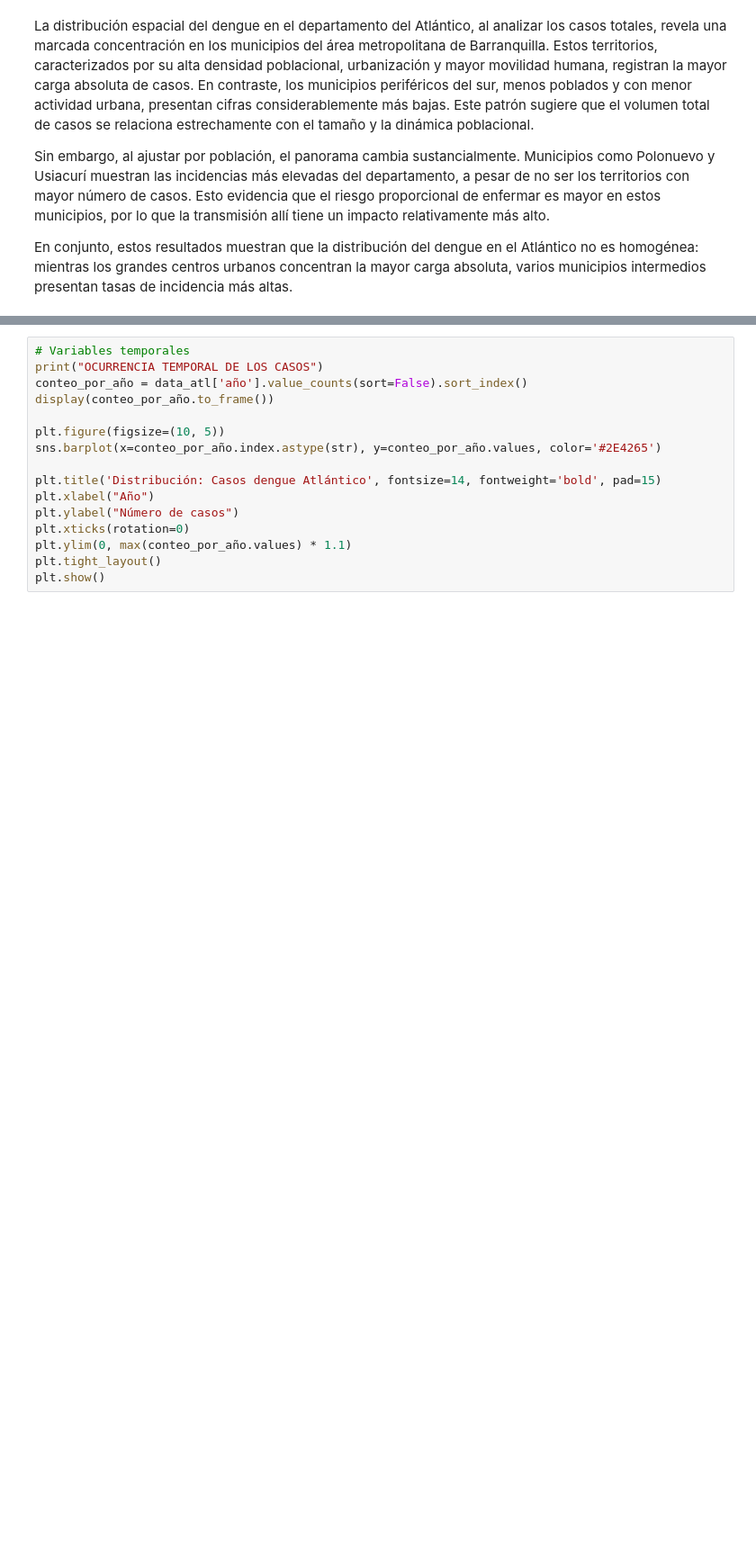
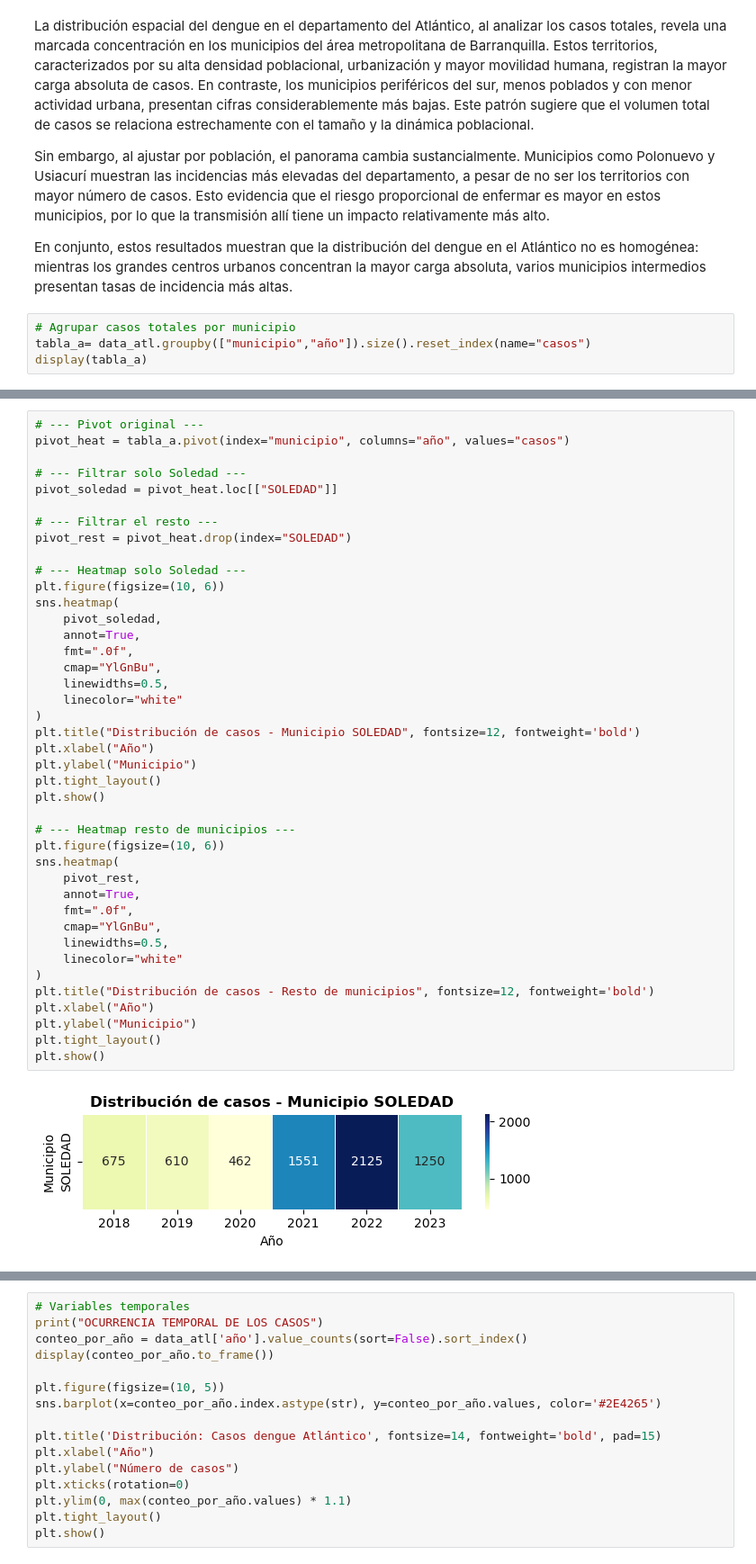
Before and after one commit to Darally06/Dengue_caracterization, a Jupyter notebook: EDA_registros.ipynb, the cells around one changed output, grey strips where cells are left out. Shown at 90% size. Saved outputs shown, nothing was run; the diff lists cells and outputs as text; blank space fills up the shorter version.

```diff
--- a/EDA_registros.ipynb
+++ b/EDA_registros.ipynb
@@ -595,3 +595,7 @@ La distribución espacial del dengue en el departamento del Atlántico, al anali
 Sin embargo, al ajustar por población, el panorama cambia sustancialmente. Municipios como Polonuevo y Usiacurí muestran las incidencias más elevadas del departamento, a pesar de no ser los territorios con mayor número de casos. Esto evidencia que el riesgo proporcional de enfermar es mayor en estos municipios, por lo que la transmisión allí tiene un impacto relativamente más alto.
 
 En conjunto, estos resultados muestran que la distribución del dengue en el Atlántico no es homogénea: mientras los grandes centros urbanos concentran la mayor carga absoluta, varios municipios intermedios presentan tasas de incidencia más altas.
+# %%
+# Agrupar casos totales por municipio
+tabla_a= data_atl.groupby(["municipio","año"]).size().reset_index(name="casos")
+display(tabla_a)
@@ -597,0 +616,43 @@ En conjunto, estos resultados muestran que la distribución del dengue en el Atl
+# %%
+# --- Pivot original ---
+pivot_heat = tabla_a.pivot(index="municipio", columns="año", values="casos")
+
+# --- Filtrar solo Soledad ---
+pivot_soledad = pivot_heat.loc[["SOLEDAD"]]
+
+# --- Filtrar el resto ---
+pivot_rest = pivot_heat.drop(index="SOLEDAD")
+
+# --- Heatmap solo Soledad ---
+plt.figure(figsize=(10, 6))
+sns.heatmap(
+    pivot_soledad,
+    annot=True,
+    fmt=".0f",
+    cmap="YlGnBu",
+    linewidths=0.5,
+    linecolor="white"
+)
+plt.title("Distribución de casos - Municipio SOLEDAD", fontsize=12, fontweight='bold')
+plt.xlabel("Año")
+plt.ylabel("Municipio")
+plt.tight_layout()
+plt.show()
+
+# --- Heatmap resto de municipios ---
+plt.figure(figsize=(10, 6))
+sns.heatmap(
+    pivot_rest,
+    annot=True,
+    fmt=".0f",
+    cmap="YlGnBu",
+    linewidths=0.5,
+    linecolor="white"
+)
+plt.title("Distribución de casos - Resto de municipios", fontsize=12, fontweight='bold')
+plt.xlabel("Año")
+plt.ylabel("Municipio")
+plt.tight_layout()
+plt.show()
+# %% [output]
+[figure, added]
```
Also changed, not shown: parts of 10 cells of this notebook, 6 other files.
